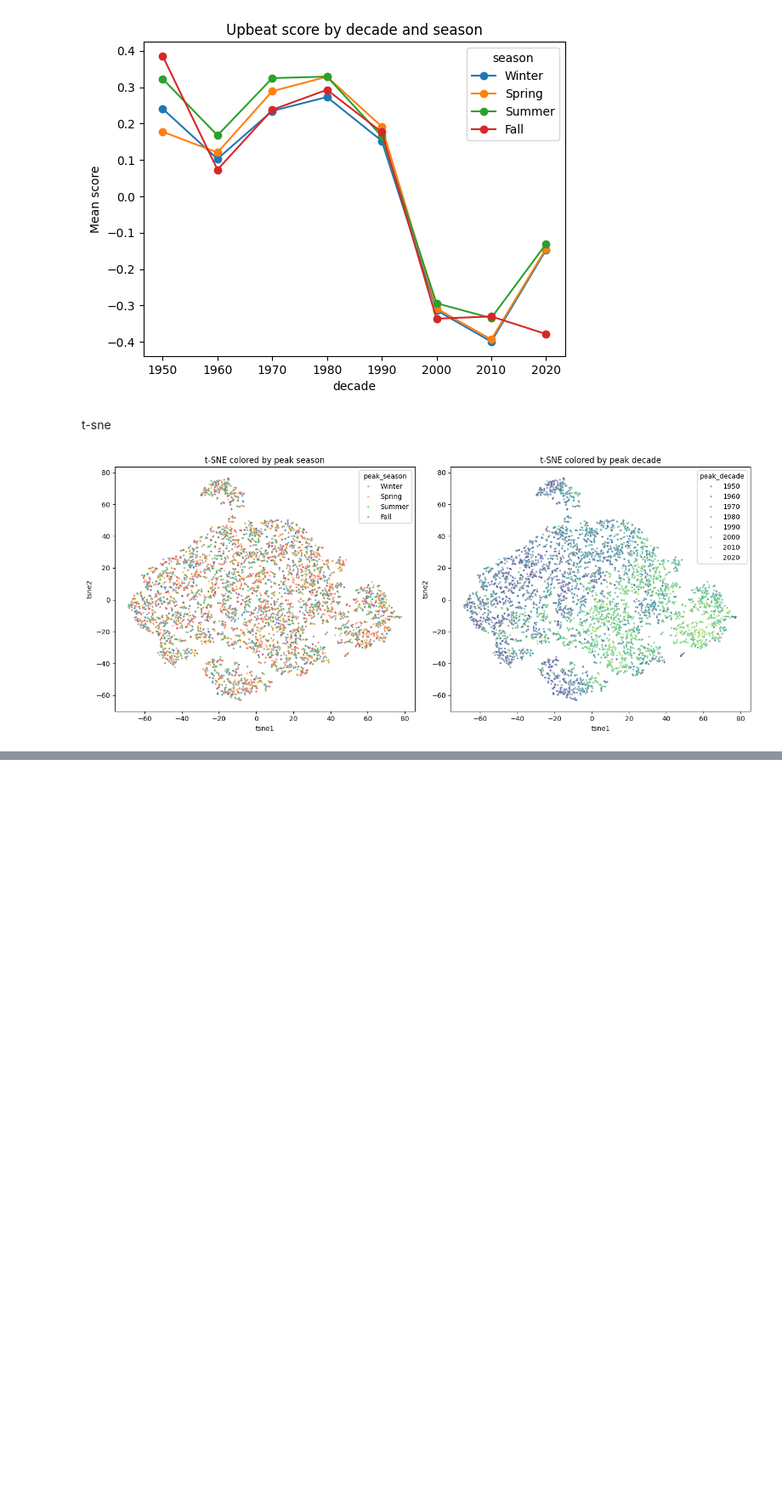
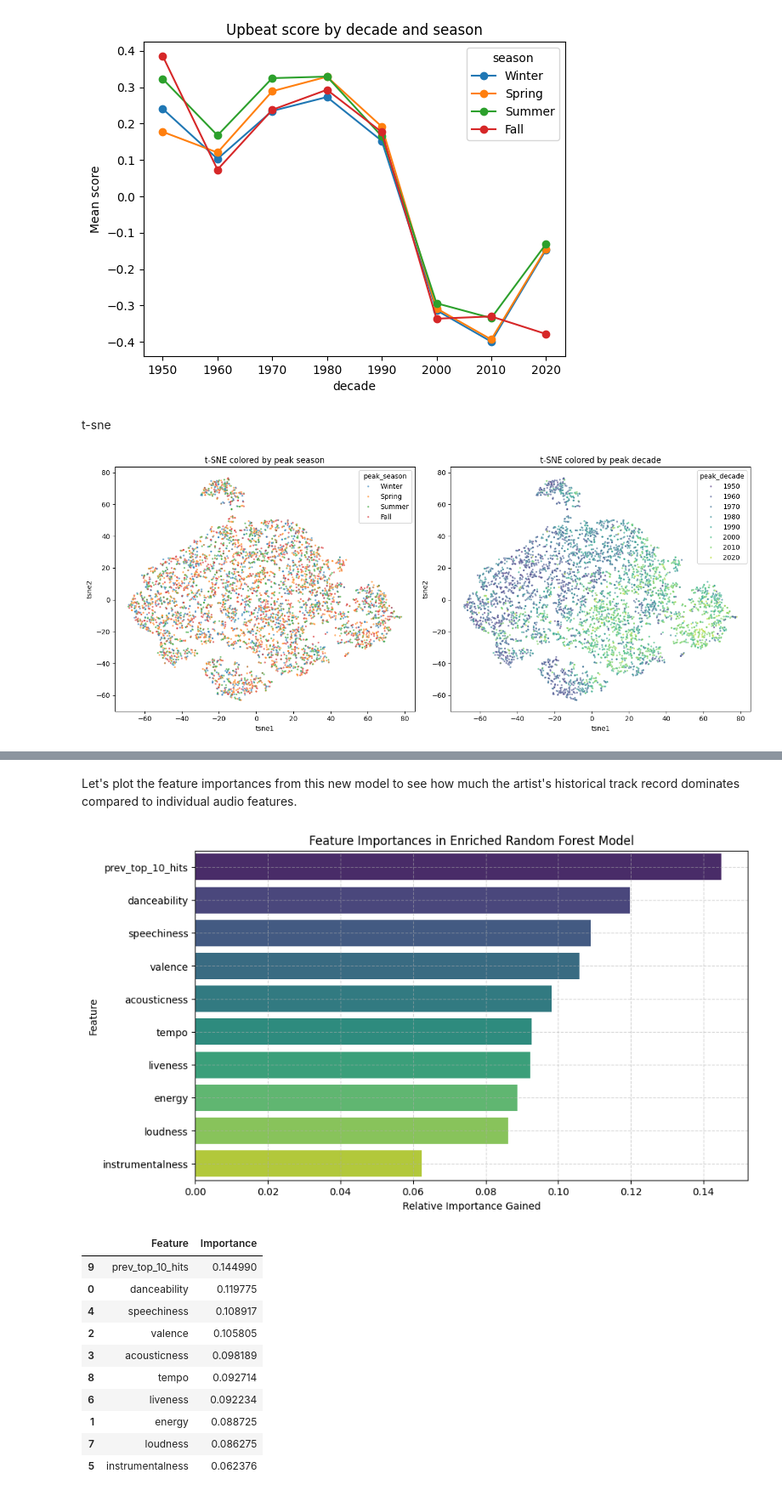
Before and after one commit to ItsRichieJ/ba305_b2, a Jupyter notebook: BA305_Project.ipynb, the cells around one changed output, grey strips where cells are left out. Shown at 85% size. Cells and saved outputs as stored; diff of their text form; code cells hidden in the pictures; blank space fills up the shorter version.

```diff
--- a/BA305_Project.ipynb
+++ b/BA305_Project.ipynb
@@ -333,0 +498,31 @@ plt.tight_layout(); plt.show()
+# %% [markdown]
+Let's plot the feature importances from this new model to see how much the artist's historical track record dominates compared to individual audio features.
+# %%
+rf_importances = pd.DataFrame({
+    'Feature': enriched_feats,
+    'Importance': rf_clf.feature_importances_
+}).sort_values(by='Importance', ascending=False)
+
+plt.figure(figsize=(10, 6))
+sns.barplot(data=rf_importances, x='Importance', y='Feature', palette='viridis', hue='Feature', legend=False)
+plt.title("Feature Importances in Enriched Random Forest Model")
+
+plt.xlabel("Relative Importance Gained")
+plt.ylabel("Feature")
+plt.grid(True, linestyle='--', alpha=0.5)
+plt.show()
+
+display(rf_importances)
+# %% [output]
+[figure, added]
+|  | Feature | Importance |
+| 9 | prev_top_10_hits | 0.144990 |
+| 0 | danceability | 0.119775 |
+| 4 | speechiness | 0.108917 |
+| 2 | valence | 0.105805 |
+| 3 | acousticness | 0.098189 |
+| 8 | tempo | 0.092714 |
+| 6 | liveness | 0.092234 |
+| 1 | energy | 0.088725 |
+| 7 | loudness | 0.086275 |
+| 5 | instrumentalness | 0.062376 |
```
Also changed, not shown: parts of 12 cells of this notebook.
